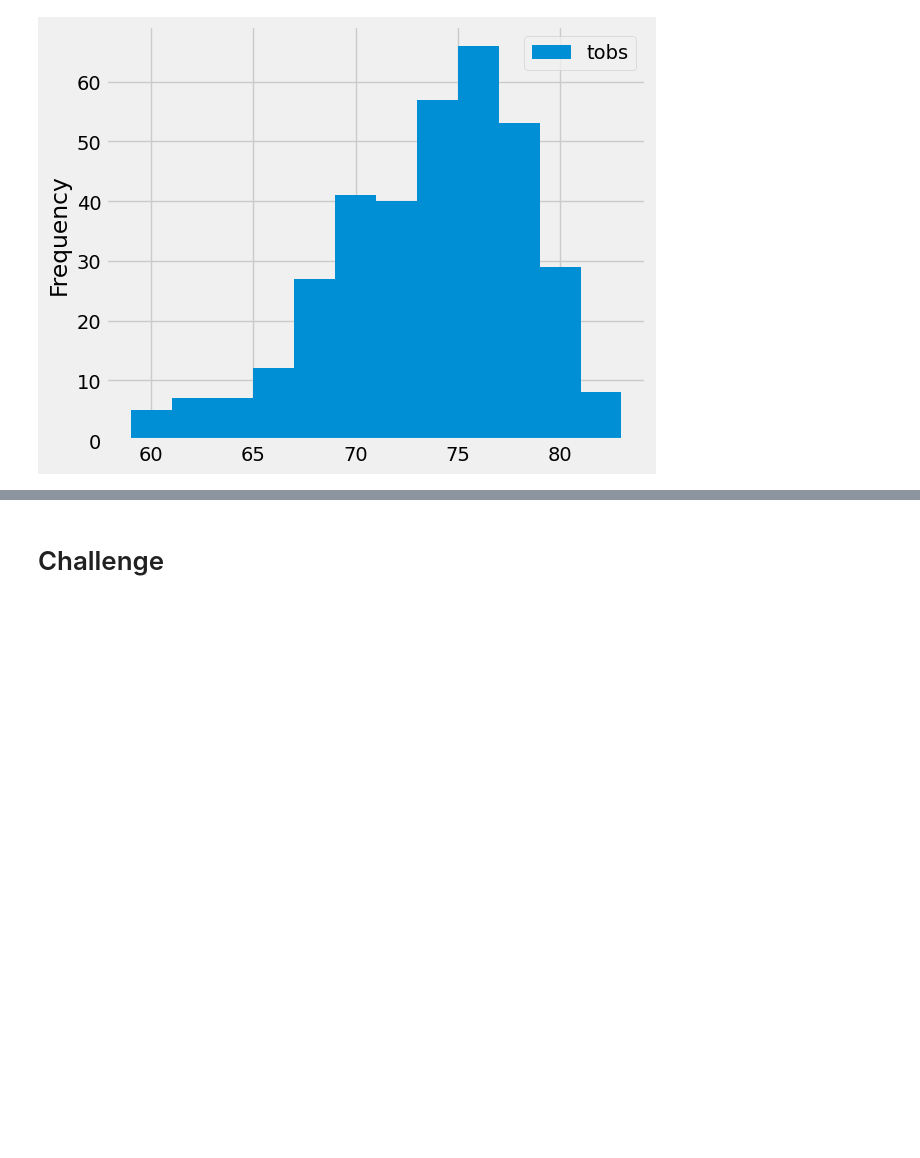
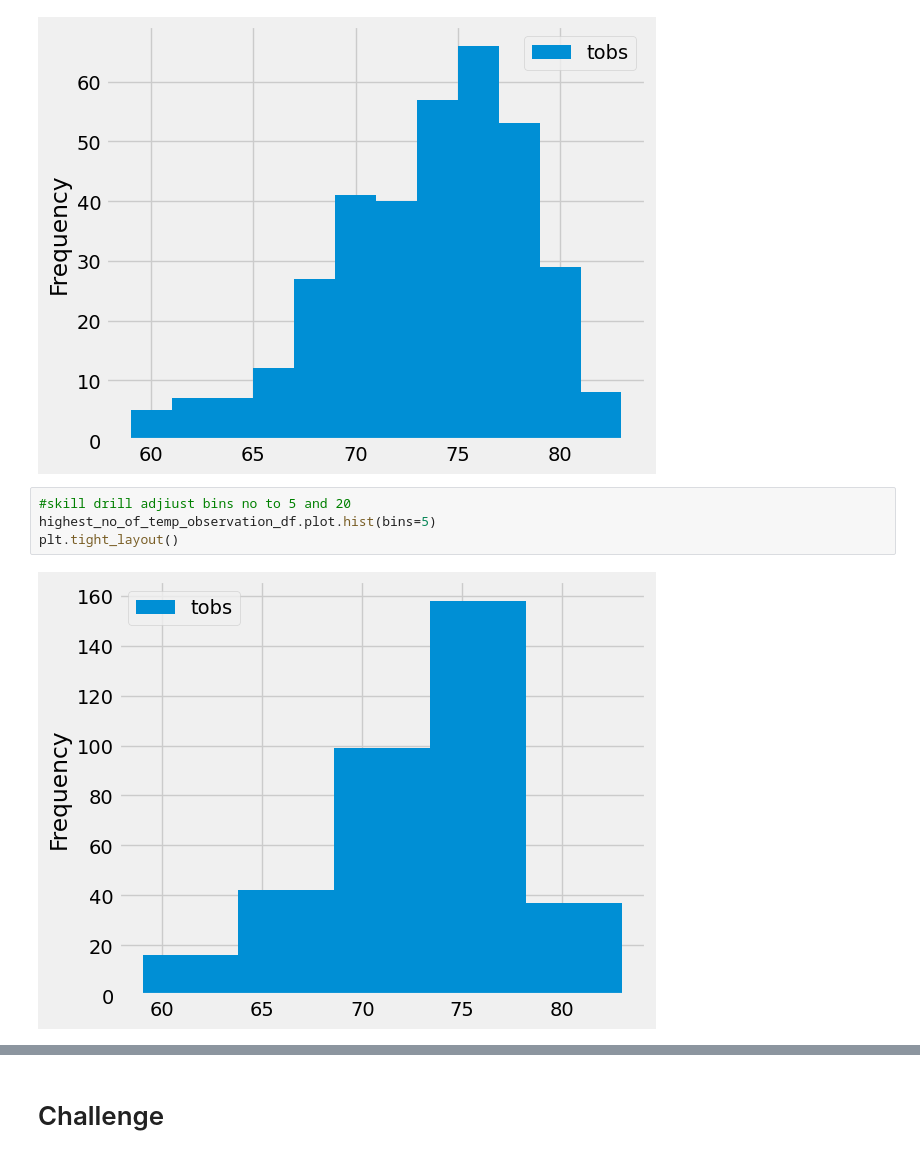
Before and after one commit to priyan2115/surfs_up, a Jupyter notebook: climate_analysis.ipynb, the cells around one changed output, grey strips where cells are left out. Saved outputs shown, nothing was run; the diff lists cells and outputs as text; blank space fills up the shorter version.

```diff
--- a/climate_analysis.ipynb
+++ b/climate_analysis.ipynb
@@ -168,3 +168,9 @@ highest_no_of_temp_observation_df.plot.hist(bins=12)
 plt.tight_layout()
 # %% [output]
 [figure]
+# %%
+#skill drill adjiust bins no to 5 and 20
+highest_no_of_temp_observation_df.plot.hist(bins=5)
+plt.tight_layout()
+# %% [output]
+[figure, added]
```
Also changed, not shown: parts of 3 cells of this notebook, 1 other file.
